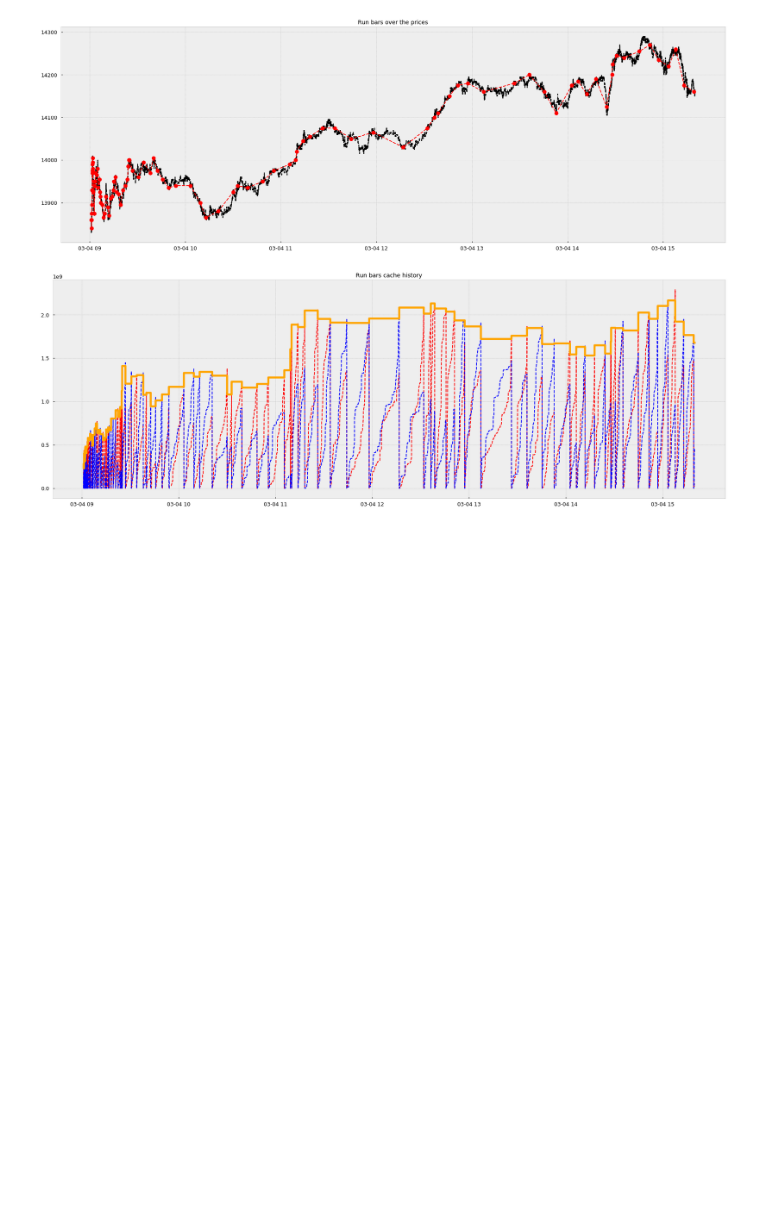
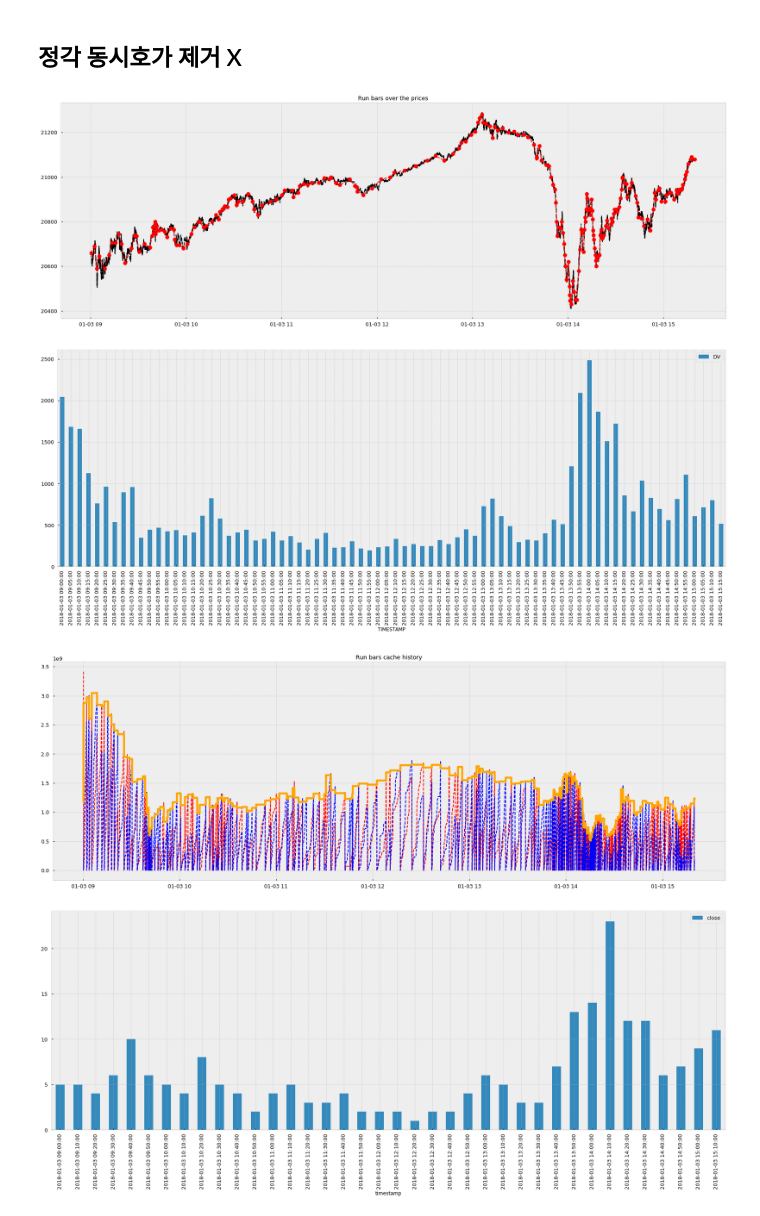
Before and after one commit to cw-jang/adv_finance, a Jupyter notebook: examples/Ch02/Ch02 DRB(A233740).ipynb, the cells around one changed output. Drawn from its saved outputs; the diff is of its cells as text; code cells hidden in the pictures; blank space fills up the shorter version.

```diff
--- a/examples/Ch02/Ch02 DRB(A233740).ipynb
+++ b/examples/Ch02/Ch02 DRB(A233740).ipynb
@@ -20,0 +28,3 @@ TRADE_A233740_03 = TRADE_A233740.loc['2019-03']
+# %%
+# df = TRADE_A233740_01
+df = TRADE_A233740
@@ -34,2 +58,0 @@ df = pd.concat(list_df)
-# %%
-df = df.loc['2019-03-04']
@@ -36,6 +61,6 @@ df = df.loc['2019-03-04']
 # %%
 %%time
-df_bars, df_history = get_dollar_run_bars(df, 3, 50, True)
+df_bars, df_history = bars.get_dollar_run_bars(df, 3, 1, True)
 df_bars = df_bars.set_index('timestamp')
 df_history = df_history.set_index('tm')
 # %% [output]
@@ -50,15 +73,34 @@ df_bars.shape
 # %%
-plt.figure(figsize=(30, 10))
-plt.title('Run bars over the prices')
-plt.plot(df.index.values, df.PRICE.values, label='raw_prices', ls='--', color='black')
-plt.plot(df_bars.index.values, df_bars.close.values, label='run_bars', ls='--', markersize=10, marker='o', color='red')
+def plot_bars(d0, df, df_bars, df_history):
+    df_bars0 = df_bars.loc[d0]
+    df_history0 = df_history.loc[d0]
+    df0 = df.loc[d0]
 
-plt.figure(figsize=(30, 10))
-plt.title('Run bars cache history')
-plt.plot(df_history.index.values, df_history.cum_theta_buy.values, label='cum_theta_buy', ls='--', color='red')
-plt.plot(df_history.index.values, df_history.cum_theta_sell.values, label='cum_theta_sell', ls='--', color='blue')
-plt.plot(df_history.index.values, df_history.threshold.values, label='threshold', color='orange', linewidth=5)
-plt.show()
+    plt.figure(figsize=(30, 10))
+    plt.title('Run bars over the prices')
+    plt.plot(df0.index.values, df0.PRICE.values, label='raw_prices', ls='--', color='black')
+    plt.plot(df_bars0.index.values, df_bars0.close.values, label='run_bars', ls='--', markersize=10, marker='o', color='red')
+
+    df_dv_ = df0.groupby(pd.Grouper(freq='5min'))[['DV']].count()
+    df_dv_.plot(kind='bar', figsize=(30,10), label='DV')
+
+
+    plt.figure(figsize=(30, 10))
+    plt.title('Run bars cache history')
+    plt.plot(df_history0.index.values, df_history0.cum_theta_buy.values, label='cum_theta_buy', ls='--', color='red')
+    plt.plot(df_history0.index.values, df_history0.cum_theta_sell.values, label='cum_theta_sell', ls='--', color='blue')
+    plt.plot(df_history0.index.values, df_history0.threshold.values, label='threshold', color='orange', linewidth=5)
+
+    df_bars0_ = df_bars0.groupby(pd.Grouper(freq='10min'))[['close']].count()
+    df_bars0_.plot(kind='bar', figsize=(30,10), label='Dollar run bars')
+
+    plt.show()
-# %% [output]
-[figure, removed]
-[figure, removed]
+# %% [markdown]
+## 정각 동시호가 제거 X
+# %%
+plot_bars('2018-01-03', df, df_bars, df_history)
+# %% [output]
+[figure, added]
+[figure, added]
+[figure, added]
+[figure, added]
```
Also changed, not shown: parts of 17 cells of this notebook, 4 other files.
